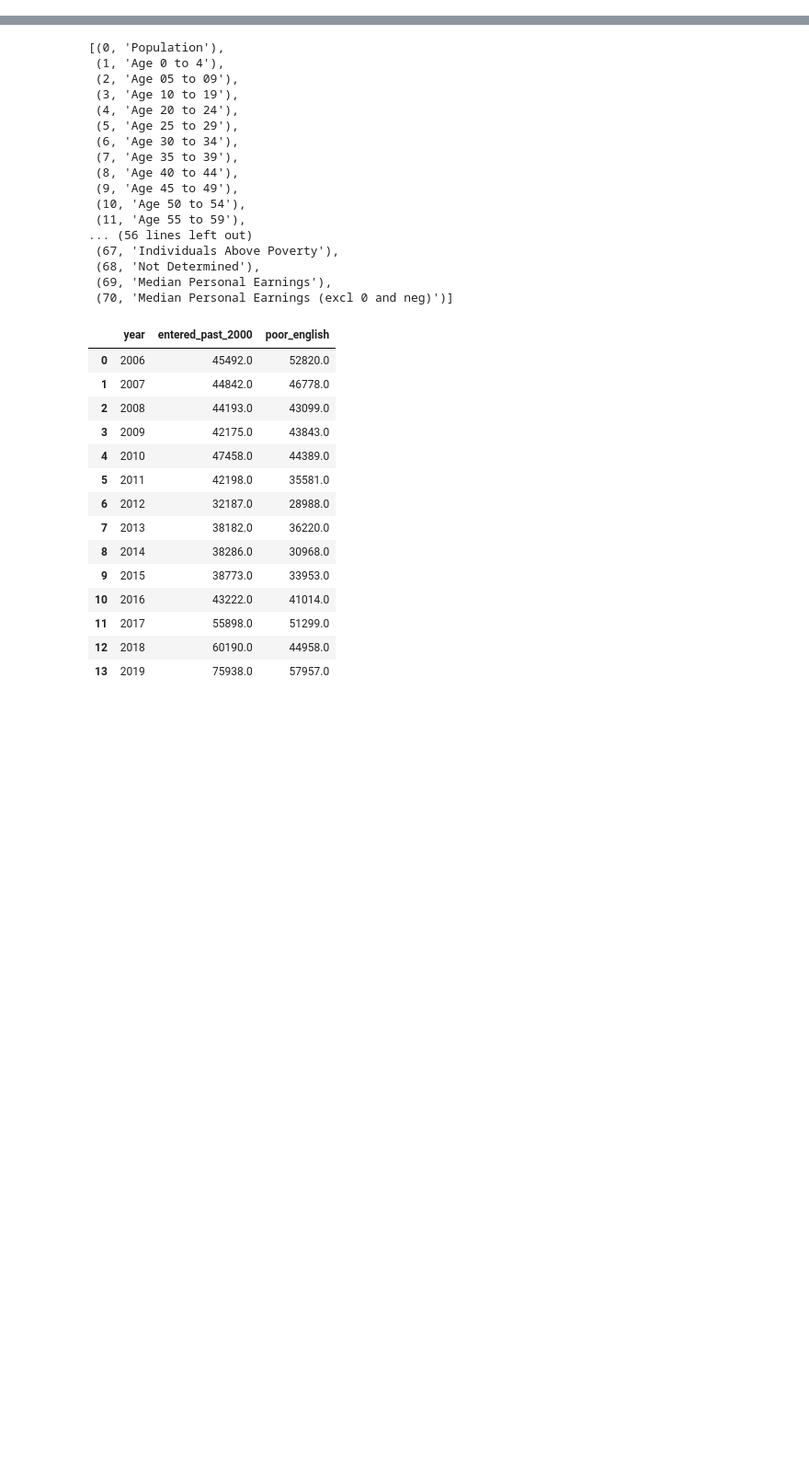
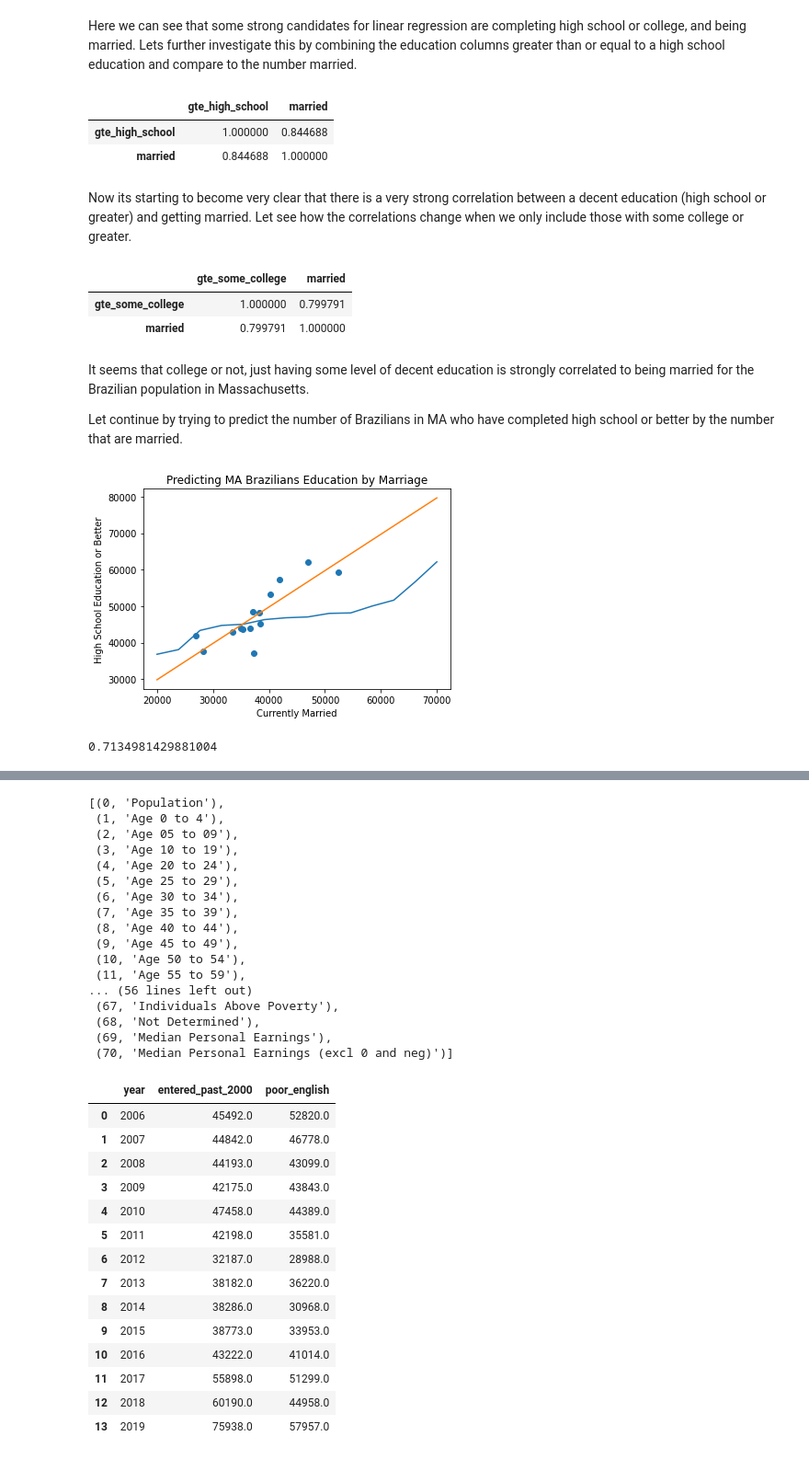
Before and after one commit to BU-Spark/ds-boston-bpda-br-census, a Jupyter notebook: Age_EmployementByType_EmployementByOccupation-Analysis/jamesh_deliverable1.ipynb, the cells around one changed output, grey strips where cells are left out. Shown at 92% size. Drawn from its saved outputs; the diff is of its cells as text; code cells hidden in the pictures; blank space fills up the shorter version.

```diff
--- a/Age_EmployementByType_EmployementByOccupation-Analysis/jamesh_deliverable1.ipynb
+++ b/Age_EmployementByType_EmployementByOccupation-Analysis/jamesh_deliverable1.ipynb
@@ -0,0 +128,5 @@
+# %%
+excel_file_path="Brazilian_Immigrants.xlsx"
+years = parse_years(excel_file_path, [2006,2020])
+# %%
+df_combined, education, marital = education_to_marital_status(years, [2006, 2020], 25)
@@ -0,0 +146,2 @@
+# %% [markdown]
+Here we can see that some strong candidates for linear regression are completing high school or college, and being married. Lets further investigate this by combining the education columns greater than or equal to a high school education and compare to the number married.
@@ -0,0 +155,8 @@
+# %%
+education_marital_status.corr()
+# %% [output]
+|  | gte_high_school | married |
+| gte_high_school | 1.000000 | 0.844688 |
+| married | 0.844688 | 1.000000 |
+# %% [markdown]
+Now its starting to become very clear that there is a very strong correlation between a decent education (high school or greater) and getting married. Let see how the correlations change when we only include those with some college or greater.
@@ -0,0 +169,46 @@
+# %%
+education_marital_status.corr()
+# %% [output]
+|  | gte_some_college | married |
+| gte_some_college | 1.000000 | 0.799791 |
+| married | 0.799791 | 1.000000 |
+# %% [markdown]
+It seems that college or not, just having some level of decent education is strongly correlated to being married for the Brazilian population in Massachusetts.
+
+Let continue by trying to predict the number of Brazilians in MA who have completed high school or better by the number that are married.
+# %%
+from sklearn.linear_model import LinearRegression, LogisticRegression
+import matplotlib.pyplot as plt
+
+education_marital_status = pd.DataFrame()
+# create greater than or equal to a high school education column
+education_marital_status['gte_high_school'] = df_combined['complete_high_school'] + \
+df_combined['completed_some_college'] + df_combined['bachelors_degree_or_greater']
+
+education_marital_status['married'] = df_combined['married']
+
+education_marital_status = education_marital_status.sort_values(by=['married'])
+
+X = np.array(education_marital_status.married).reshape(-1, 1)
+y = education_marital_status.gte_high_school
+
+model = LinearRegression().fit(X, y)
+
+xfit = np.linspace(20000, 70000, len(X))
+yfit = model.predict(X)
+
+yline = [model.intercept_+x*model.coef_ for x in xfit]
+
+plt.scatter(X, y)
+plt.plot(xfit, yfit)
+plt.plot(xfit, yline)
+plt.title('Predicting MA Brazilians Education by Marriage')
+plt.xlabel('Currently Married')
+plt.ylabel('High School Education or Better')
+plt.show()
+# %% [output]
+[figure, added]
+# %%
+model.score(X, y)
+# %% [output]
+0.7134981429881004
```
Also changed, not shown: parts of 16 cells of this notebook, 1 other file.
